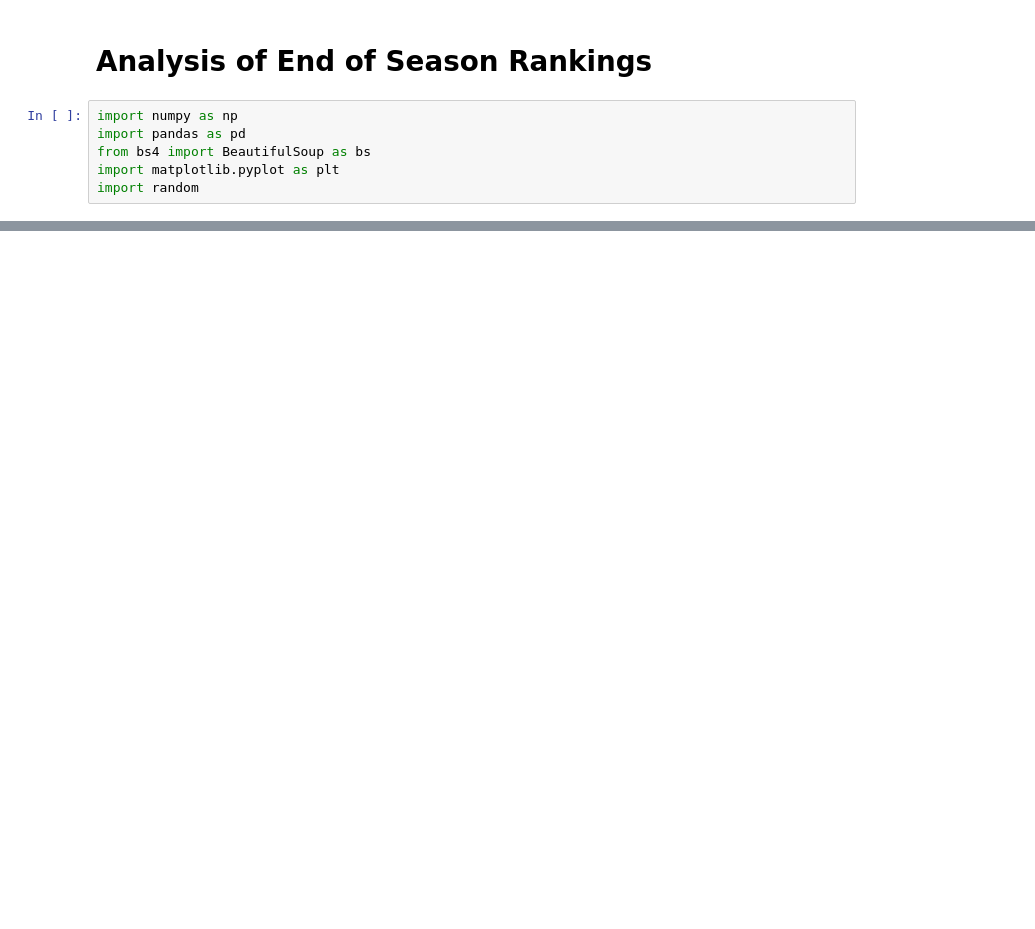
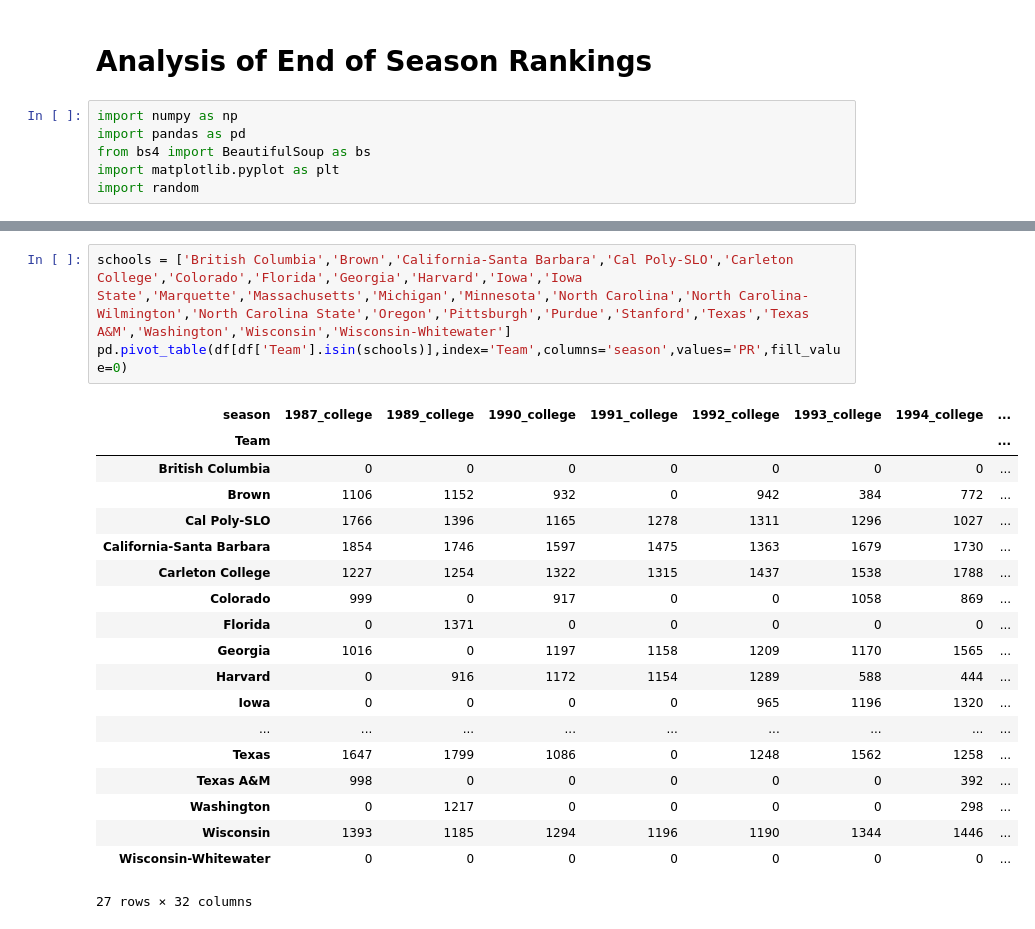
Before and after one commit to peterdobbs77/statistical_simulation, a Jupyter notebook: USAU_final_rankings.ipynb, the cells around one changed output, grey strips where cells are left out. Drawn from its saved outputs; the diff is of its cells as text; blank space fills up the shorter version.

```diff
--- a/USAU_final_rankings.ipynb
+++ b/USAU_final_rankings.ipynb
@@ -40 +42,24 @@ print(top20)
+# %%
+schools = ['British Columbia','Brown','California-Santa Barbara','Cal Poly-SLO','Carleton College','Colorado','Florida','Georgia','Harvard','Iowa','Iowa State','Marquette','Massachusetts','Michigan','Minnesota','North Carolina','North Carolina-Wilmington','North Carolina State','Oregon','Pittsburgh','Purdue','Stanford','Texas','Texas A&M','Washington','Wisconsin','Wisconsin-Whitewater']
+pd.pivot_table(df[df['Team'].isin(schools)],index='Team',columns='season',values='PR',fill_value=0)
+# %% [output]
+| season | 1987_college | 1989_college | 1990_college | 1991_college | 1992_college | 1993_college | 1994_college | ... |
+| Team |  |  |  |  |  |  |  | ... |
+| British Columbia | 0 | 0 | 0 | 0 | 0 | 0 | 0 | ... |
+| Brown | 1106 | 1152 | 932 | 0 | 942 | 384 | 772 | ... |
+| Cal Poly-SLO | 1766 | 1396 | 1165 | 1278 | 1311 | 1296 | 1027 | ... |
+| California-Santa Barbara | 1854 | 1746 | 1597 | 1475 | 1363 | 1679 | 1730 | ... |
+| Carleton College | 1227 | 1254 | 1322 | 1315 | 1437 | 1538 | 1788 | ... |
+| Colorado | 999 | 0 | 917 | 0 | 0 | 1058 | 869 | ... |
+| Florida | 0 | 1371 | 0 | 0 | 0 | 0 | 0 | ... |
+| Georgia | 1016 | 0 | 1197 | 1158 | 1209 | 1170 | 1565 | ... |
+| Harvard | 0 | 916 | 1172 | 1154 | 1289 | 588 | 444 | ... |
+| Iowa | 0 | 0 | 0 | 0 | 965 | 1196 | 1320 | ... |
+| ... | ... | ... | ... | ... | ... | ... | ... | ... |
+| Texas | 1647 | 1799 | 1086 | 0 | 1248 | 1562 | 1258 | ... |
+| Texas A&M | 998 | 0 | 0 | 0 | 0 | 0 | 392 | ... |
+| Washington | 0 | 1217 | 0 | 0 | 0 | 0 | 298 | ... |
+| Wisconsin | 1393 | 1185 | 1294 | 1196 | 1190 | 1344 | 1446 | ... |
+| Wisconsin-Whitewater | 0 | 0 | 0 | 0 | 0 | 0 | 0 | ... |
+27 rows × 32 columns
 # %%
```
Also changed, not shown: parts of 9 cells of this notebook.
